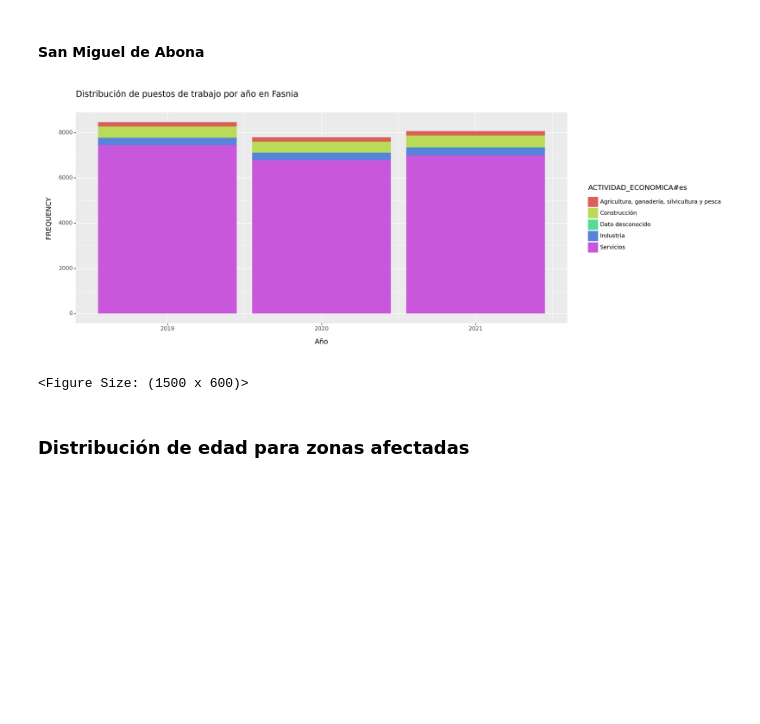
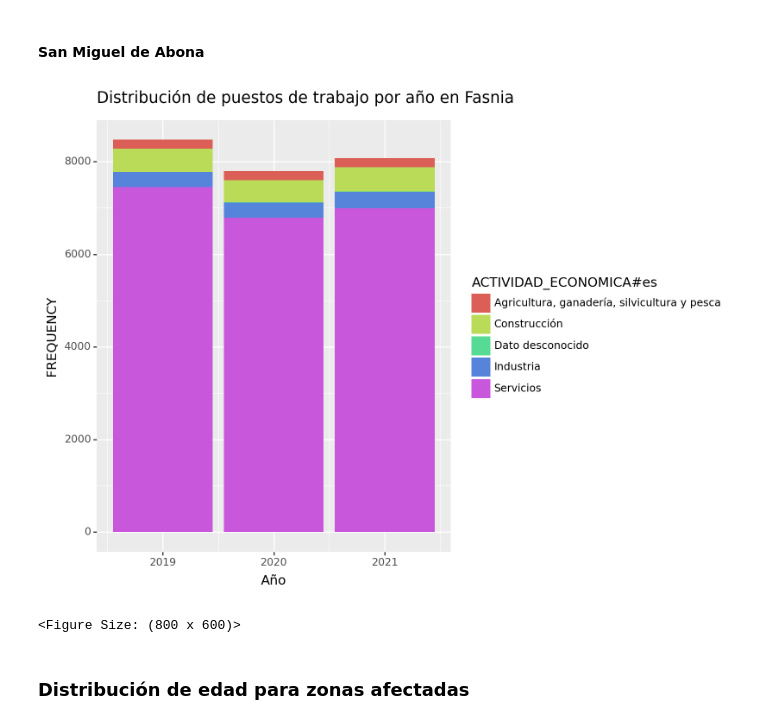
Before and after one commit to alu0101351773/VIS_proyecto, a Jupyter notebook: src/proyecto.ipynb, the cells around one changed output. Saved outputs shown, nothing was run; the diff lists cells and outputs as text; code cells hidden in the pictures; blank space fills up the shorter version.

```diff
--- a/src/proyecto.ipynb
+++ b/src/proyecto.ipynb
@@ -28,8 +28,7 @@ interest_cols = [
 ]
 
 df_pob_2019: pd.DataFrame = (gpd.read_file('../data/poblacion/Municipios-20190101.json')
-                                .filter(interest_cols)
-                                )
+                                .filter(interest_cols))
 
 df_pob_2020: pd.DataFrame = (gpd.read_file('../data/poblacion/Municipios-20200101.json')
                                 .filter(interest_cols))
@@ -535,36 +534,36 @@ df_p_ocup_abona = df_p_ocup[df_p_ocup['TERRITORIO#es'] == 'San Miguel de Abona']
 
 df_p_ocup_abona_2019 = (df_p_ocup_abona[df_p_ocup_abona['TIME_PERIOD_CODE'].str.startswith('2019')]
                         .groupby(['ACTIVIDAD_ECONOMICA#es', 'SEXO#es'])
                         .agg({'FREQUENCY' : 'mean'})
                         .reset_index())
 df_p_ocup_abona_2019['Año'] = 2019
 
 df_p_ocup_abona_2020 = (df_p_ocup_abona[df_p_ocup_abona['TIME_PERIOD_CODE'].str.startswith('2020')]
                         .groupby(['ACTIVIDAD_ECONOMICA#es', 'SEXO#es'])
                         .agg({'FREQUENCY' : 'mean'})
                         .reset_index())
 df_p_ocup_abona_2020['Año'] = 2020
 
 df_p_ocup_abona_2021 = (df_p_ocup_abona[df_p_ocup_abona['TIME_PERIOD_CODE'].str.startswith('2021')]
                         .groupby(['ACTIVIDAD_ECONOMICA#es', 'SEXO#es'])
                         .agg({'FREQUENCY' : 'mean'})
                         .reset_index())
 df_p_ocup_abona_2021['Año'] = 2021
 
 df_p_ocup_abona = pd.concat([
     df_p_ocup_abona_2019,
     df_p_ocup_abona_2020,
     df_p_ocup_abona_2021,
 ])
 
 (ggplot(df_p_ocup_abona, aes(x = 'Año', y = 'FREQUENCY', fill = 'ACTIVIDAD_ECONOMICA#es'))
     + geom_col()
-    + theme(figure_size=(15, 6))
+    + theme(figure_size=(8, 6))
     + ggtitle('Distribución de puestos de trabajo por año en Fasnia')
 )
 # %% [output]
-[figure, old version]
+[figure, new version]
-<Figure Size: (1500 x 600)>
+<Figure Size: (800 x 600)>
 # %% [markdown]
 ### Distribución de edad para zonas afectadas
 # %% [markdown]
```
Also changed, not shown: parts of 3 cells of this notebook.
